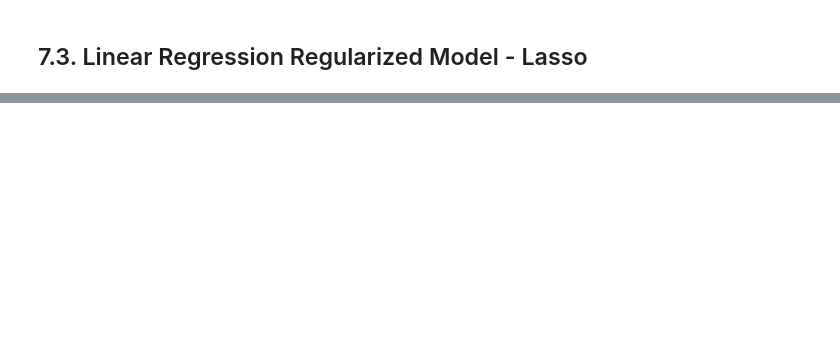
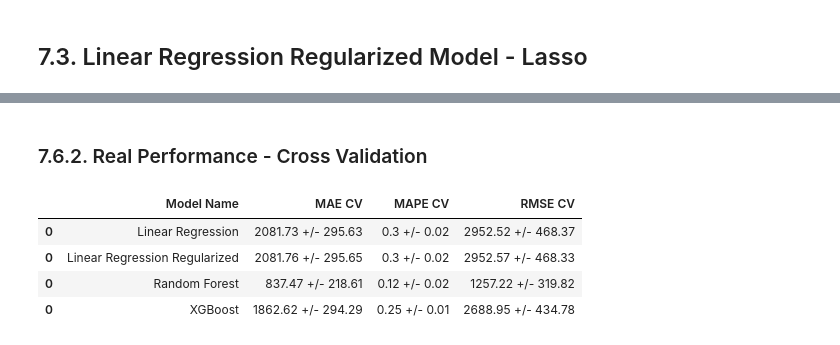
Before and after one commit to Eduupaiva/ds_em_produ, a Jupyter notebook: projeto_ds_em_prod.ipynb, the cells around one changed output, grey strips where cells are left out. Cells and saved outputs as stored; diff of their text form; code cells hidden in the pictures; blank space fills up the shorter version.

```diff
--- a/projeto_ds_em_prod.ipynb
+++ b/projeto_ds_em_prod.ipynb
@@ -1182,0 +1253,4 @@ lrr_result
+# %%
+cv_rf_result = cross_validation( x_training, 5, 'Random Forest', rf, verbose=False )
+
+cv_rf_result
@@ -1182,0 +1287,4 @@ lrr_result
+# %%
+cv_xgb_result = cross_validation( x_training, 5, 'XGBoost', model_xgb, verbose=True )
+
+cv_xgb_result
@@ -1182,0 +1328,11 @@ lrr_result
+# %% [markdown]
+### 7.6.2. Real Performance - Cross Validation
+# %%
+modelling_result_cv = pd.concat( [cv_lr_result, cv_lrr_result, cv_rf_result, cv_xgb_result] )
+modelling_result_cv
+# %% [output]
+|  | Model Name | MAE CV | MAPE CV | RMSE CV |
+| 0 | Linear Regression | 2081.73 +/- 295.63 | 0.3 +/- 0.02 | 2952.52 +/- 468.37 |
+| 0 | Linear Regression Regularized | 2081.76 +/- 295.65 | 0.3 +/- 0.02 | 2952.57 +/- 468.33 |
+| 0 | Random Forest | 837.47 +/- 218.61 | 0.12 +/- 0.02 | 1257.22 +/- 319.82 |
+| 0 | XGBoost | 1862.62 +/- 294.29 | 0.25 +/- 0.01 | 2688.95 +/- 434.78 |
```
Also changed, not shown: parts of 26 cells of this notebook.
